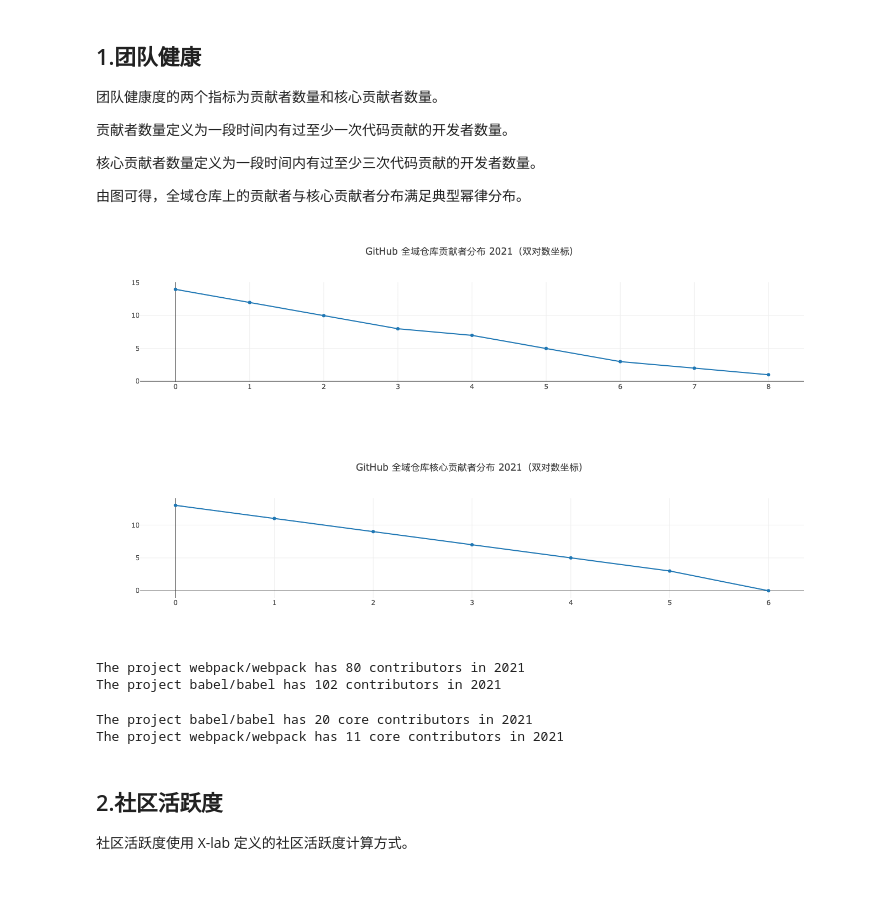
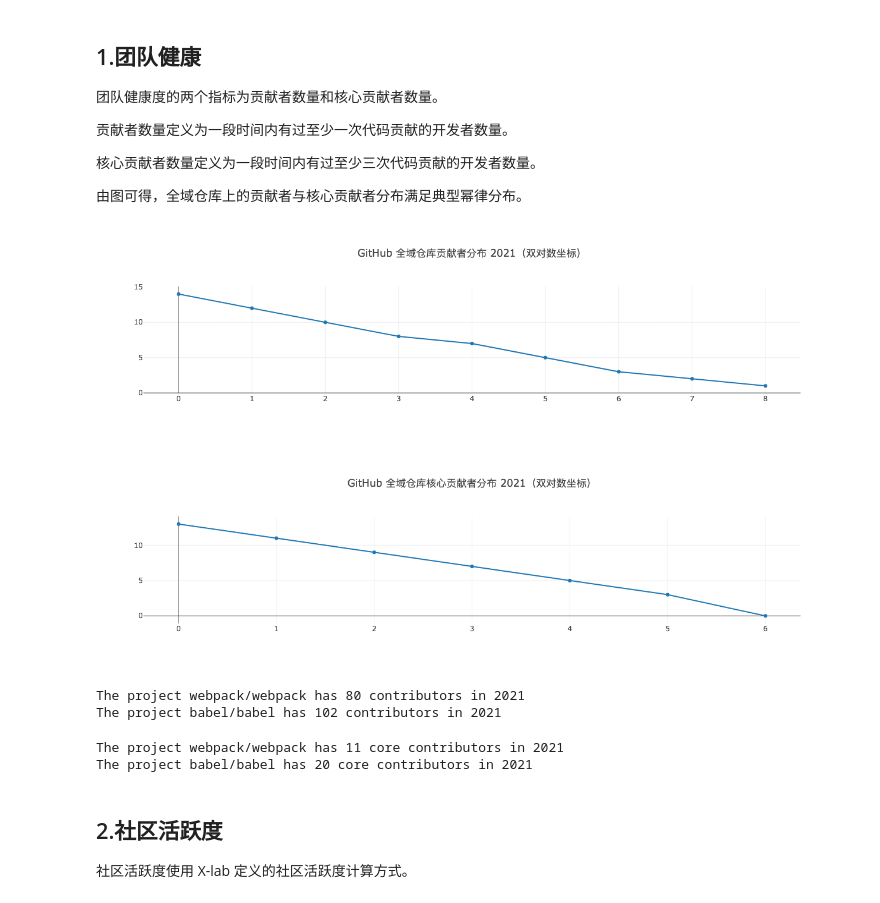
Before and after one commit to X-lab2017/open-digger, a Jupyter notebook: notebook/supply_chain_report_2021.ipynb, the cells around one changed output. Cells and saved outputs as stored; diff of their text form; code cells hidden in the pictures.

```diff
--- a/notebook/supply_chain_report_2021.ipynb
+++ b/notebook/supply_chain_report_2021.ipynb
@@ -28,34 +28,34 @@ SBOM 即项目的依赖树信息
 # %%
 openDigger.driver.clickhouse.query(`
 SELECT floor(log(COUNT(repo_id))) AS repo_count_log, contributor_count_log FROM
     (SELECT repo_id, floor(log(COUNT(DISTINCT issue_author_id))) AS contributor_count_log
-    FROM github_log.events
+    FROM gh_events
     WHERE toYear(created_at)=${year} AND type='PullRequestEvent' AND action='closed' AND pull_merged=1
     GROUP BY repo_id)
 GROUP BY contributor_count_log
 ORDER BY contributor_count_log
-`).then(data => {
+`, { format: 'JSONEachRow' }).then(data => {
     openDigger.render.plotly([{
         x: data.map(d => d.contributor_count_log),
         y: data.map(d => d.repo_count_log),
         name: 'log(仓库数量)'
     }], {title: `GitHub 全域仓库贡献者分布 ${year}（双对数坐标）`, xasix: { type: 'category' } })
 });
 # %% [output]
-[figure, old version]
+[figure, new version]
 # %%
 openDigger.driver.clickhouse.query(`
 SELECT floor(log(COUNT(repo_id))) AS repo_count, core_contributor_count_log FROM
     (SELECT repo_id, floor(log(COUNT(actor_id))) AS core_contributor_count_log FROM
         (SELECT repo_id, issue_author_id AS actor_id, COUNT() AS contribution_count
-        FROM github_log.events
+        FROM gh_events
         WHERE toYear(created_at)=${year} AND type='PullRequestEvent' AND action='closed' AND pull_merged=1
         GROUP BY repo_id, actor_id
         HAVING contribution_count >= 3)
     GROUP BY repo_id)
 GROUP BY core_contributor_count_log
 ORDER BY core_contributor_count_log
-`).then(data => {
+`, { format: 'JSONEachRow' }).then(data => {
     openDigger.render.plotly([{
         x: data.map(d => d.core_contributor_count_log),
         y: data.map(d => d.repo_count),
@@ -63,7 +63,7 @@ ORDER BY core_contributor_count_log
     }], {title: `GitHub 全域仓库核心贡献者分布 ${year}（双对数坐标）`, xasix: { type: 'category' } })
 });
 # %% [output]
-[figure, old version]
+[figure, new version]
 # %%
 openDigger.driver.clickhouse.query(`
 SELECT any(repo_name) AS name, COUNT(DISTINCT issue_author_id) AS contributor_count
@@ -80,17 +80,17 @@ The project babel/babel has 102 contributors in 2021
 openDigger.driver.clickhouse.query(`
 SELECT anyHeavy(name) AS name, COUNT(actor_id) AS core_contributor_count FROM
     (SELECT repo_id, anyHeavy(repo_name) AS name, issue_author_id AS actor_id, COUNT() AS contribution_count
-    FROM github_log.events
+    FROM gh_events
     WHERE toYear(created_at)=${year} AND type='PullRequestEvent' AND action='closed' AND pull_merged=1 AND repo_id IN ${idsStr}
     GROUP BY repo_id, actor_id
     HAVING contribution_count >= 3)
 GROUP BY repo_id
-`).then(data => {
+`, { format: 'JSONEachRow' }).then(data => {
     data.forEach(row => console.log(`The project ${row.name} has ${row.core_contributor_count} core contributors in ${year}`));
 });
 # %% [output]
+The project webpack/webpack has 11 core contributors in 2021
 The project babel/babel has 20 core contributors in 2021
-The project webpack/webpack has 11 core contributors in 2021
 # %% [markdown]
 ## 2.社区活跃度
 
```
Also changed, not shown: parts of 11 cells of this notebook, 18 other files.
